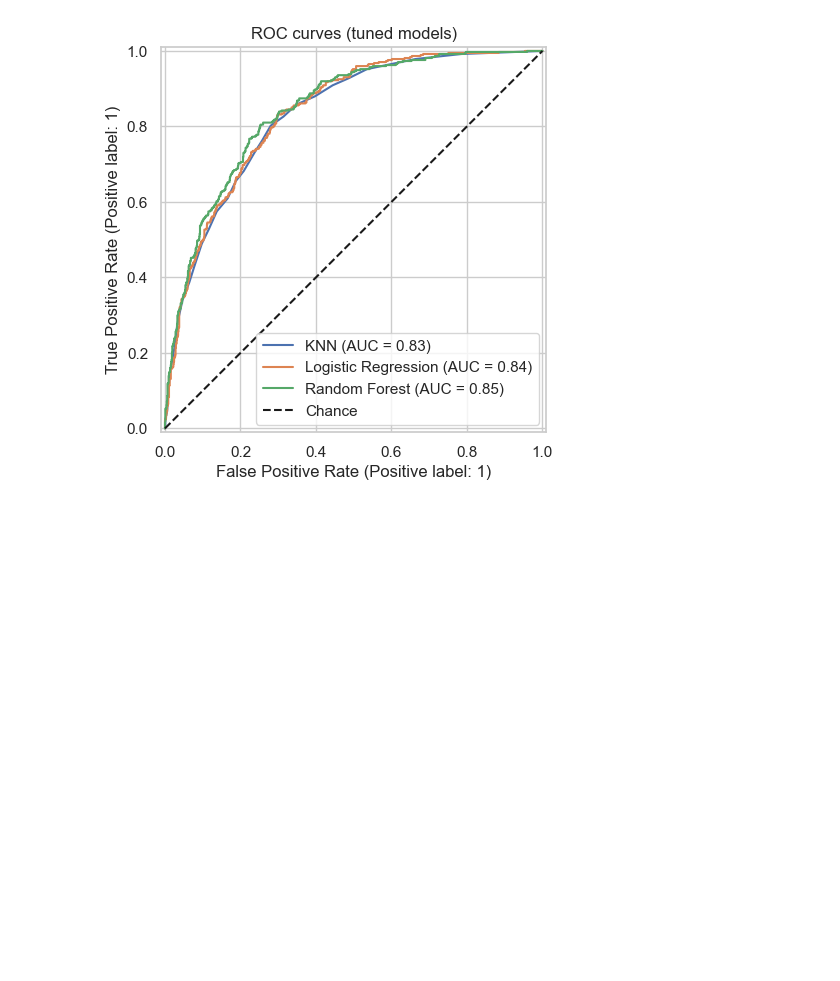
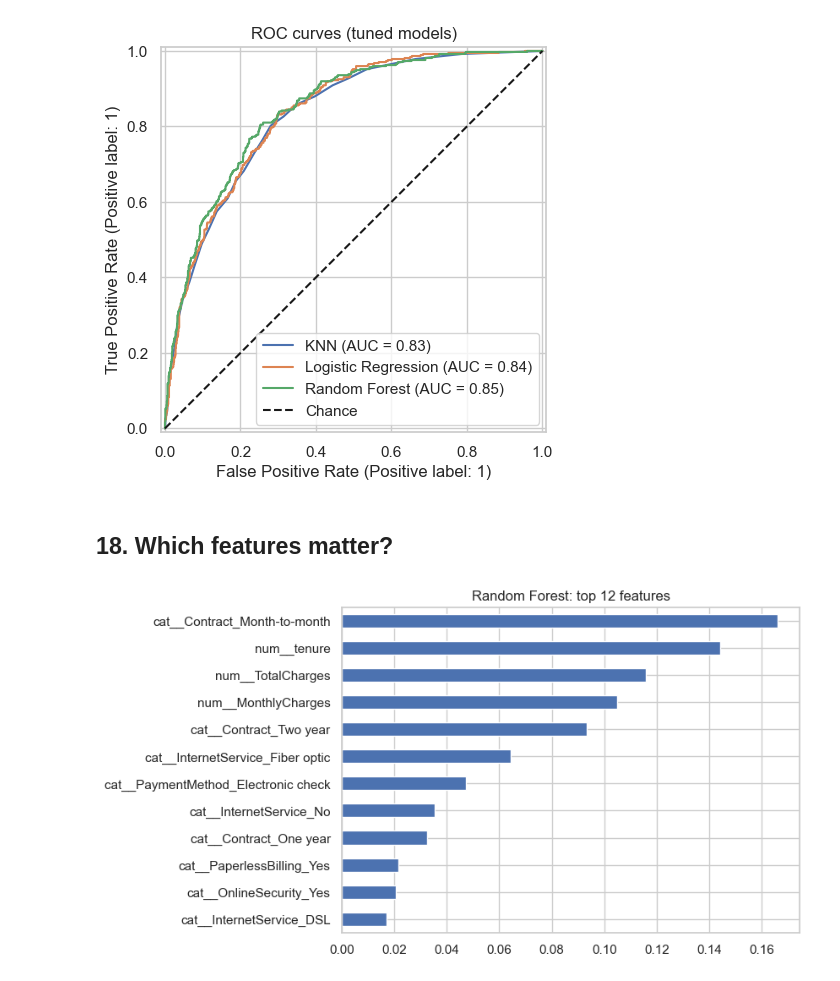
Before and after one commit to methuliH/telco-churn-coursework, a Jupyter notebook: notebooks/Task_01.ipynb, the cells around one changed output. Drawn from its saved outputs; the diff is of its cells as text; code cells hidden in the pictures; blank space fills up the shorter version.

Commit message:
Add feature importance and logistic regression coefficients

```diff
--- a/notebooks/Task_01.ipynb
+++ b/notebooks/Task_01.ipynb
@@ -423,3 +423,13 @@ ax.legend()
 plt.show()
 # %% [output]
 [figure]
+# %% [markdown]
+## 18. Which features matter?
+# %%
+rf = tuned['Random Forest'].best_estimator_
+feature_names = rf.named_steps['prep'].get_feature_names_out()
+importances = pd.Series(rf.named_steps['model'].feature_importances_, index=feature_names)
+importances.sort_values().tail(12).plot(kind='barh', figsize=(7, 5), title='Random Forest: top 12 features')
+plt.show()
+# %% [output]
+[figure, added]
```
Also changed, not shown: parts of 1 cell of this notebook.
